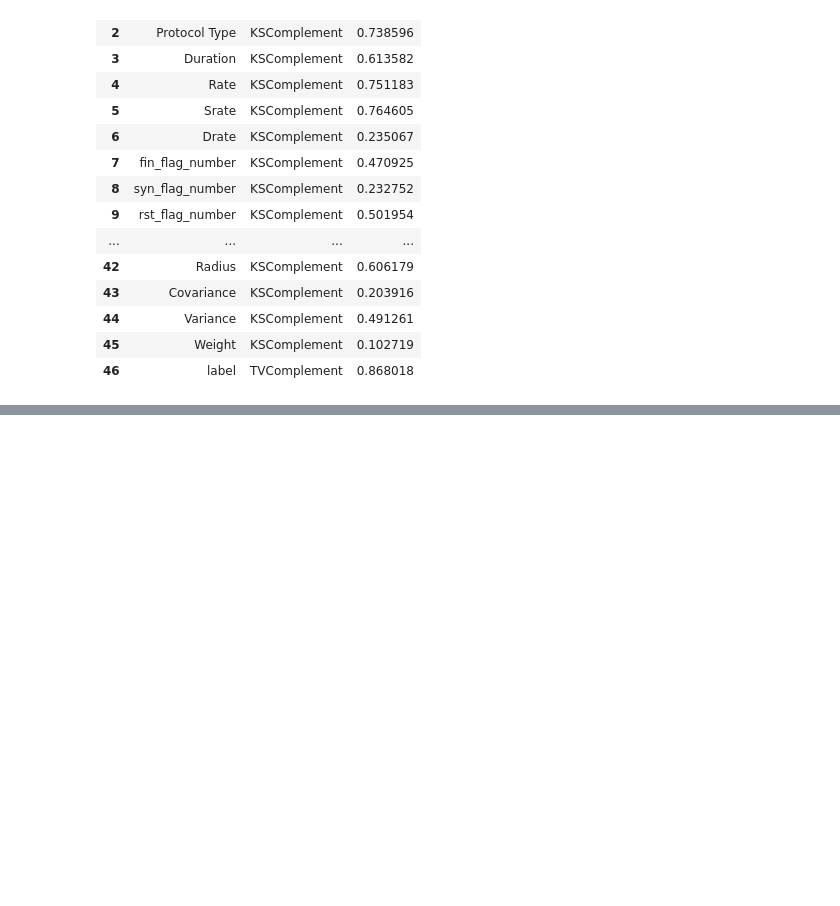
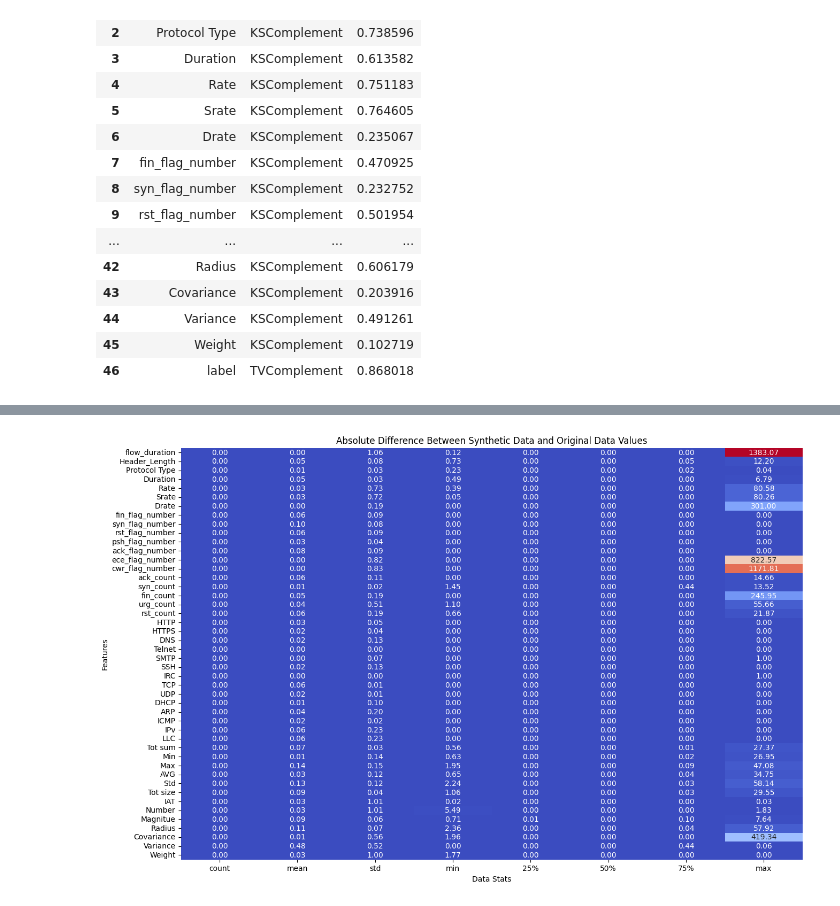
Before and after one commit to ingmarfjolla/IOTAttackDetectionML_CSC522, a Jupyter notebook: data_breakdown/data_distributions.ipynb, the cells around one changed output, grey strips where cells are left out. Cells and saved outputs as stored; diff of their text form; code cells hidden in the pictures; blank space fills up the shorter version.

```diff
--- a/data_breakdown/data_distributions.ipynb
+++ b/data_breakdown/data_distributions.ipynb
@@ -355,0 +446,3 @@ fig.write_html('column_pair_trends.html')
+# %%
+data_diff = np.abs(describe_original.T - describe_synthetic.T)
+data_diff
@@ -355,0 +473,12 @@ fig.write_html('column_pair_trends.html')
+# %%
+plt.figure(figsize=(15, 10))
+
+sns.heatmap(data_diff, annot=True, cmap='coolwarm', fmt='.2f', cbar=False)
+
+plt.xlabel('Data Stats')
+plt.ylabel('Features')
+plt.title('Absolute Difference Between Synthetic Data and Original Data Values')
+
+plt.show()
+# %% [output]
+[figure, added]
```
Also changed, not shown: parts of 23 cells of this notebook.
